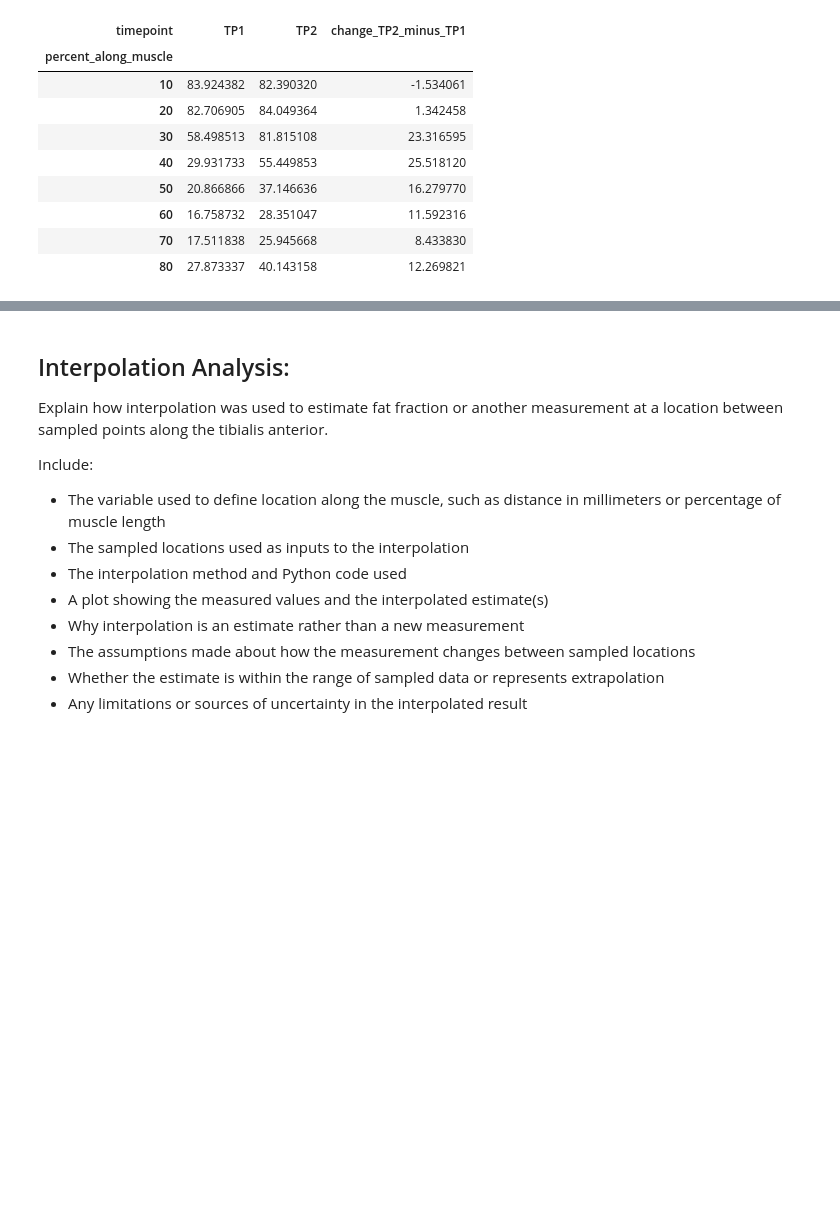
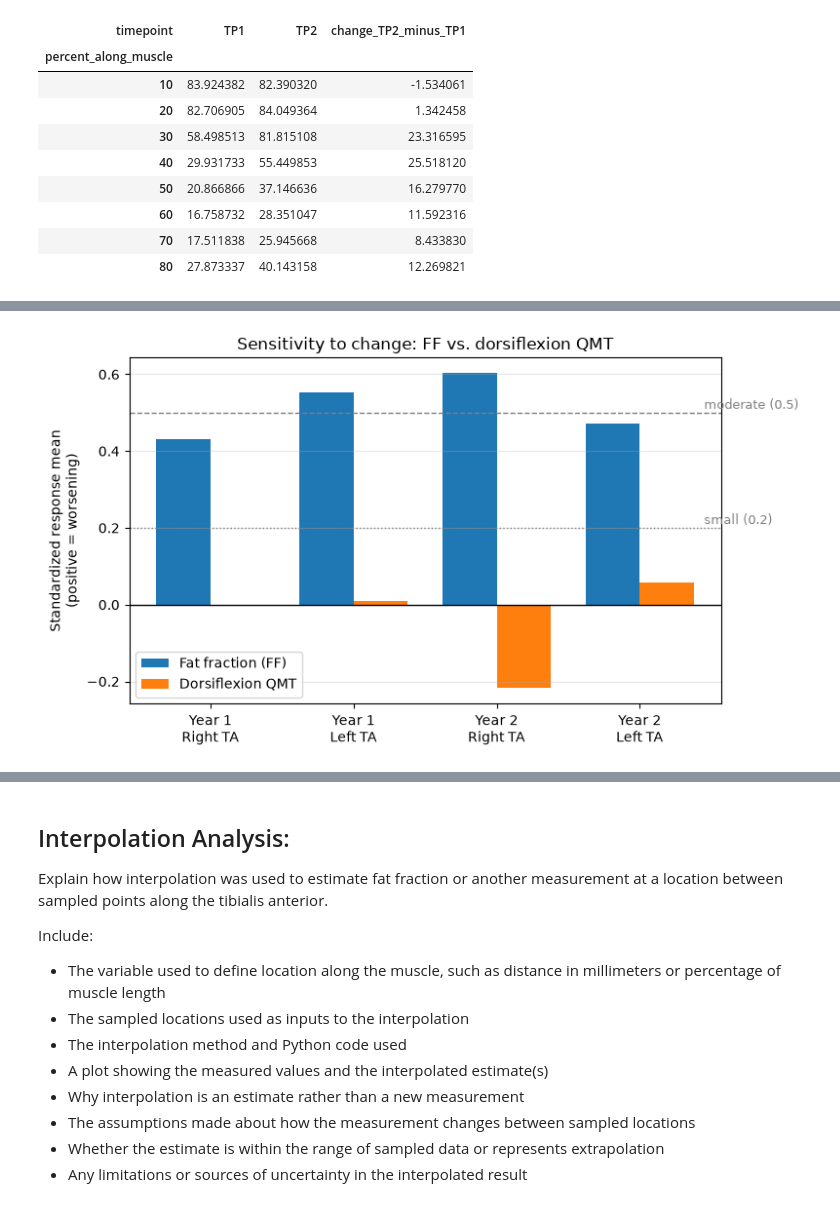
Before and after one commit to alenabhilash03-beep/Module2BME2315, a Jupyter notebook: FSHD_Module2_Project_Template (1).ipynb, the cells around one changed output, grey strips where cells are left out. Saved outputs shown, nothing was run; the diff lists cells and outputs as text; code cells hidden in the pictures; blank space fills up the shorter version.

Commit message:
QMT vs FF Data Analysis

```diff
--- a/FSHD_Module2_Project_Template (1).ipynb
+++ b/FSHD_Module2_Project_Template (1).ipynb
@@ -443,0 +503,48 @@ else:
+# %%
+change_rows = []
+
+for side in ["R", "L"]:
+    for name, col_fn, worse_sign in [("FF", ff_col, 1), ("QMT", qmt_col, -1)]:
+        for visit in ["y1", "y2"]:
+            change = (fshd[col_fn(side, visit)] - fshd[col_fn(side, "baseline")]).dropna()
+            change_rows.append({
+                "measure": name,
+                "side": side,
+                "visit": visit_labels[visit],
+                "n_subjects": len(change),
+                "SRM_worsening": worse_sign * change.mean() / change.std(),
+            })
+
+change_df = pd.DataFrame(change_rows)
+
+groups = [("y1", "R"), ("y1", "L"), ("y2", "R"), ("y2", "L")]
+group_labels = [f"{visit_labels[v]}\n{'Right' if s == 'R' else 'Left'} TA" for v, s in groups]
+x = np.arange(len(groups))
+width = 0.38
+
+def get_srm(name, visit, side):
+    match = change_df[(change_df["measure"] == name) &
+                      (change_df["visit"] == visit_labels[visit]) &
+                      (change_df["side"] == side)]
+    return match["SRM_worsening"].iloc[0]
+
+ff_srm = [get_srm("FF", v, s) for v, s in groups]
+qmt_srm = [get_srm("QMT", v, s) for v, s in groups]
+
+plt.figure(figsize=(8, 4.5))
+plt.bar(x - width / 2, ff_srm, width, label="Fat fraction (FF)")
+plt.bar(x + width / 2, qmt_srm, width, label="Dorsiflexion QMT")
+plt.axhline(0, color="black", linewidth=1)
+plt.axhline(0.2, color="gray", linestyle=":", linewidth=1)
+plt.axhline(0.5, color="gray", linestyle="--", linewidth=1)
+plt.text(len(groups) - 0.55, 0.21, "small (0.2)", color="gray", fontsize=9)
+plt.text(len(groups) - 0.55, 0.51, "moderate (0.5)", color="gray", fontsize=9)
+plt.xticks(x, group_labels)
+plt.ylabel("Standardized response mean\n(positive = worsening)")
+plt.title("Sensitivity to change: FF vs. dorsiflexion QMT")
+plt.legend()
+plt.grid(True, axis="y", alpha=0.3)
+plt.tight_layout()
+plt.show()
+# %% [output]
+[figure, added]
```
Also changed, not shown: parts of 7 cells of this notebook.
